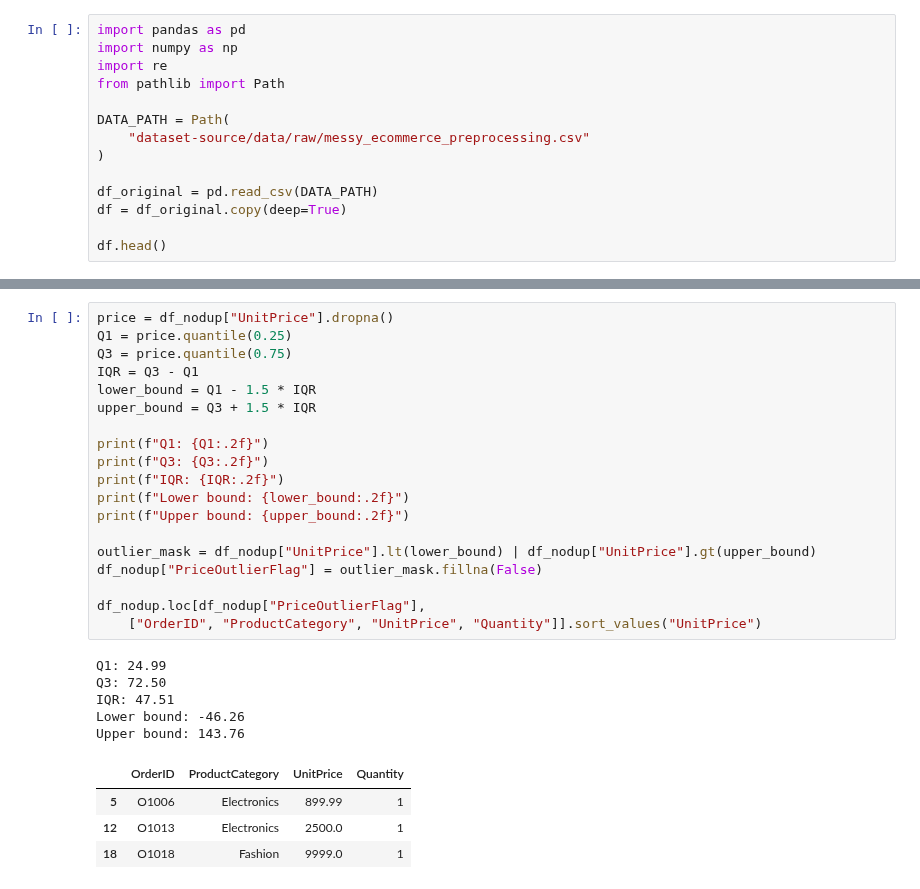
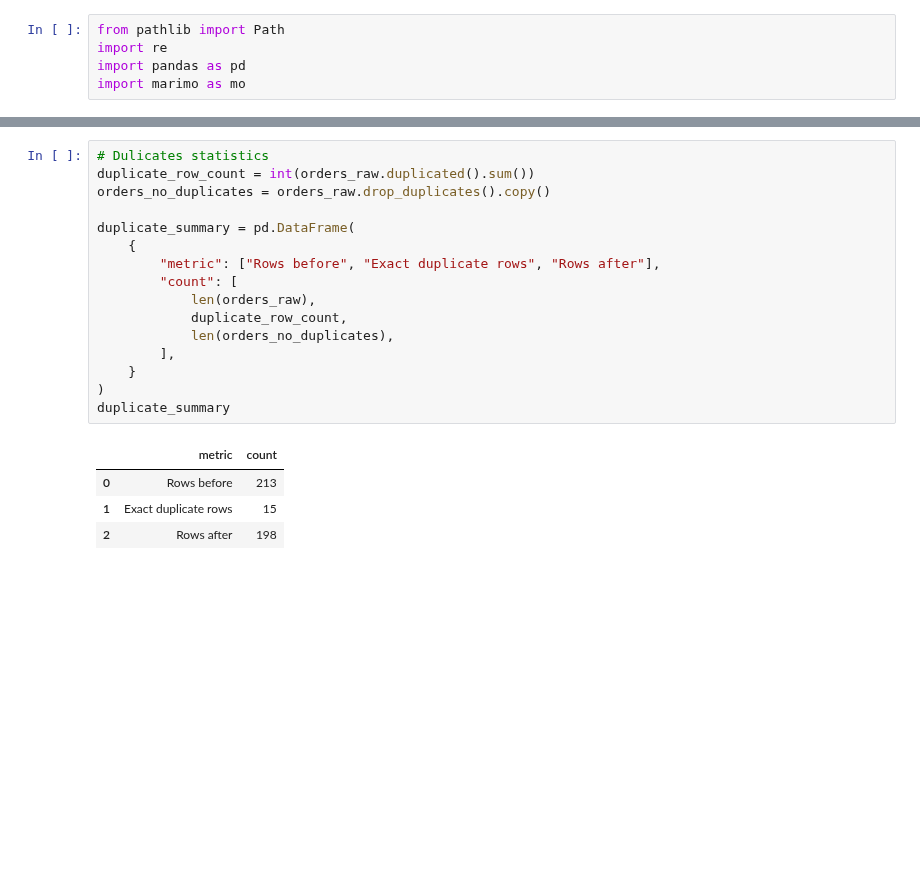
Before and after one commit to jackOfnoTraits/infra-training-updates, a Jupyter notebook: Day-11/DC-22-Day 11 - Task 2 - Data Cleaning, Preprocessing & Validation Using Pandas/attachments/Day-11-Task-2.ipynb, the cells around one changed output, grey strips where cells are left out. Cells and saved outputs as stored; diff of their text form; blank space fills up the shorter version.

```diff
--- a/Day-11/DC-22-Day 11 - Task 2 - Data Cleaning, Preprocessing & Validation Using Pandas/attachments/Day-11-Task-2.ipynb
+++ b/Day-11/DC-22-Day 11 - Task 2 - Data Cleaning, Preprocessing & Validation Using Pandas/attachments/Day-11-Task-2.ipynb
@@ -1,15 +1,6 @@
 # %%
+from pathlib import Path
+import re
 import pandas as pd
-import numpy as np
-import re
-from pathlib import Path
-
-DATA_PATH = Path(
-    "dataset-source/data/raw/messy_ecommerce_preprocessing.csv"
-)
-
-df_original = pd.read_csv(DATA_PATH)
-df = df_original.copy(deep=True)
-
-df.head()
+import marimo as mo
 # %% [output]
@@ -235,30 +169,22 @@ df_invalid[
 # %%
-price = df_nodup["UnitPrice"].dropna()
-Q1 = price.quantile(0.25)
-Q3 = price.quantile(0.75)
-IQR = Q3 - Q1
-lower_bound = Q1 - 1.5 * IQR
-upper_bound = Q3 + 1.5 * IQR
+# Dulicates statistics
+duplicate_row_count = int(orders_raw.duplicated().sum())
+orders_no_duplicates = orders_raw.drop_duplicates().copy()
 
-print(f"Q1: {Q1:.2f}")
-print(f"Q3: {Q3:.2f}")
-print(f"IQR: {IQR:.2f}")
-print(f"Lower bound: {lower_bound:.2f}")
-print(f"Upper bound: {upper_bound:.2f}")
-
-outlier_mask = df_nodup["UnitPrice"].lt(lower_bound) | df_nodup["UnitPrice"].gt(upper_bound)
-df_nodup["PriceOutlierFlag"] = outlier_mask.fillna(False)
-
-df_nodup.loc[df_nodup["PriceOutlierFlag"],
-    ["OrderID", "ProductCategory", "UnitPrice", "Quantity"]].sort_values("UnitPrice")
+duplicate_summary = pd.DataFrame(
+    {
+        "metric": ["Rows before", "Exact duplicate rows", "Rows after"],
+        "count": [
+            len(orders_raw),
+            duplicate_row_count,
+            len(orders_no_duplicates),
+        ],
+    }
+)
+duplicate_summary
 # %% [output]
-Q1: 24.99
-Q3: 72.50
-IQR: 47.51
-Lower bound: -46.26
-Upper bound: 143.76
-|  | OrderID | ProductCategory | UnitPrice | Quantity |
-| 5 | O1006 | Electronics | 899.99 | 1 |
-| 12 | O1013 | Electronics | 2500.0 | 1 |
-| 18 | O1018 | Fashion | 9999.0 | 1 |
+|  | metric | count |
+| 0 | Rows before | 213 |
+| 1 | Exact duplicate rows | 15 |
+| 2 | Rows after | 198 |
 # %%
```
Also changed, not shown: parts of 23 cells of this notebook.
